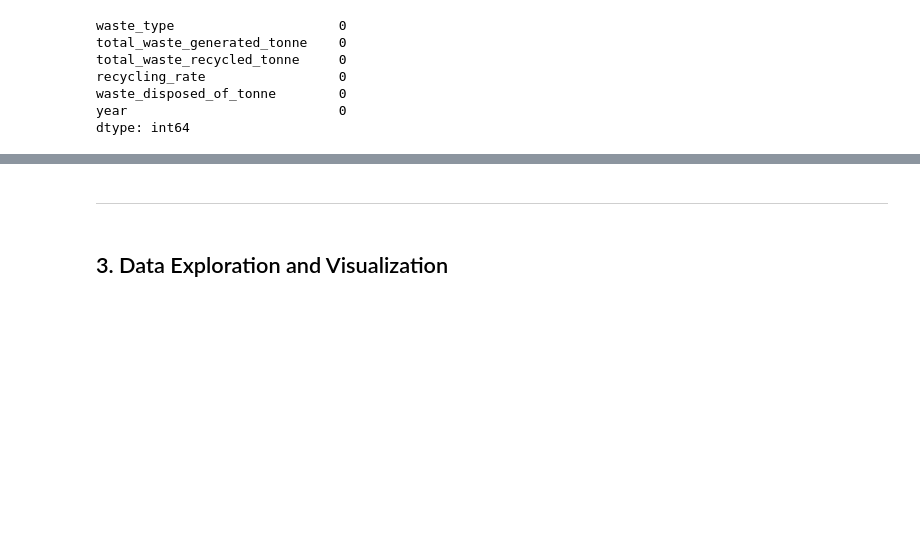
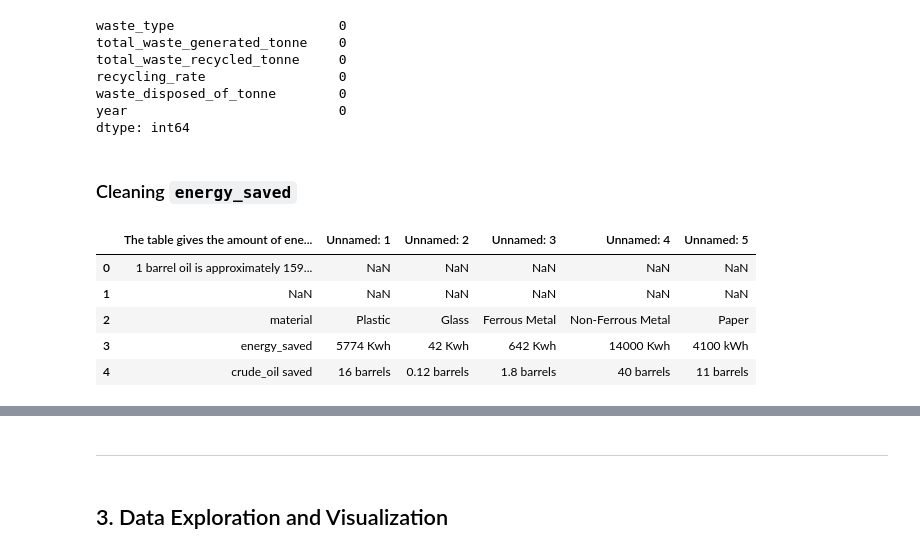
Before and after one commit to kuehbiko/02-Personal-Projects, a Jupyter notebook: WIP/Recycled Energy Savings in Singapore/recycled_materials_energy_analysis.ipynb, the cells around one changed output, grey strips where cells are left out. Drawn from its saved outputs; the diff is of its cells as text; code cells hidden in the pictures; blank space fills up the shorter version.

```diff
--- a/WIP/Recycled Energy Savings in Singapore/recycled_materials_energy_analysis.ipynb
+++ b/WIP/Recycled Energy Savings in Singapore/recycled_materials_energy_analysis.ipynb
@@ -362,3 +335,14 @@ recycling_rate                 0
 waste_disposed_of_tonne        0
 year                           0
 dtype: int64
+# %% [markdown]
+### Cleaning `energy_saved`
+# %%
+energy_saved.head()
+# %% [output]
+|  | The table gives the amount of ene... | Unnamed: 1 | Unnamed: 2 | Unnamed: 3 | Unnamed: 4 | Unnamed: 5 |
+| 0 | 1 barrel oil is approximately 159... | NaN | NaN | NaN | NaN | NaN |
+| 1 | NaN | NaN | NaN | NaN | NaN | NaN |
+| 2 | material | Plastic | Glass | Ferrous Metal | Non-Ferrous Metal | Paper |
+| 3 | energy_saved | 5774 Kwh | 42 Kwh | 642 Kwh | 14000 Kwh | 4100 kWh |
+| 4 | crude_oil saved | 16 barrels | 0.12 barrels | 1.8 barrels | 40 barrels | 11 barrels |
```
Also changed, not shown: parts of 28 cells of this notebook, 1 other file.
